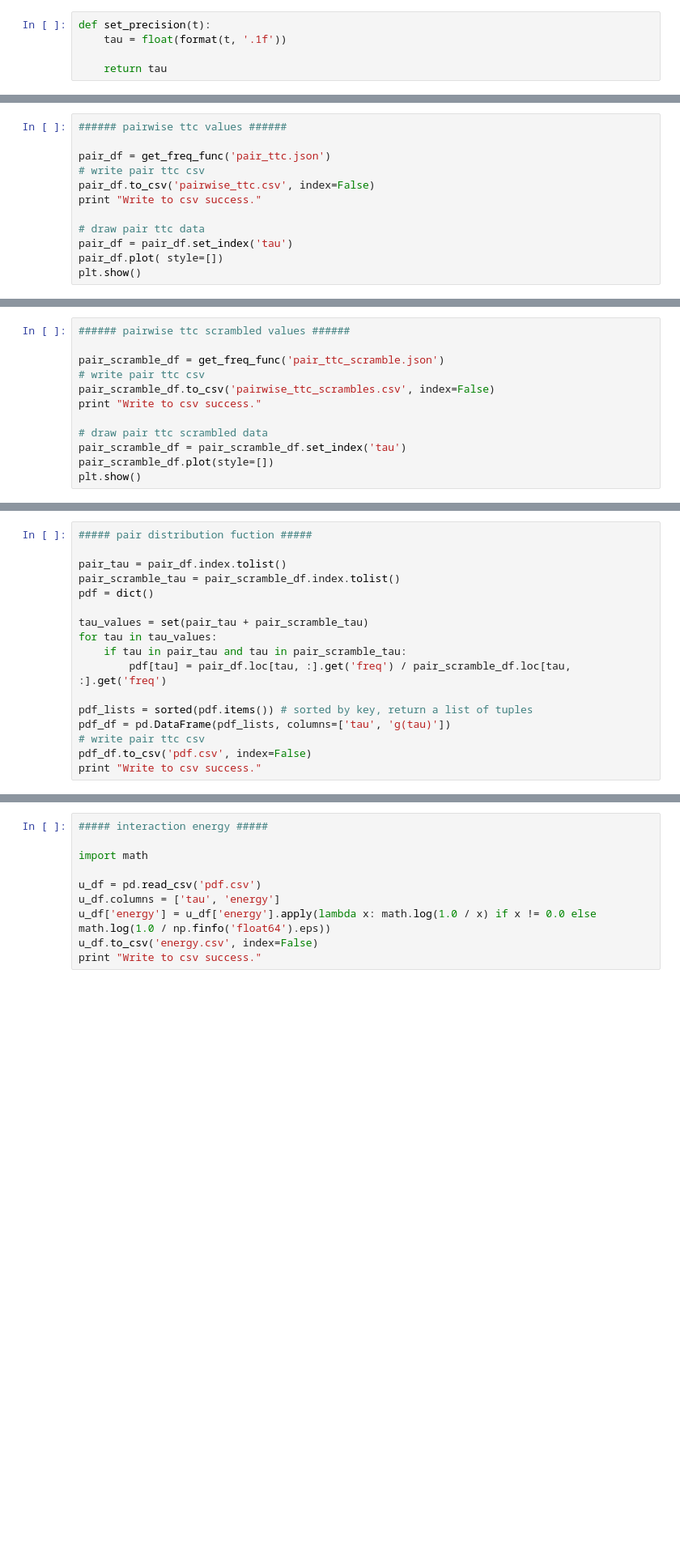
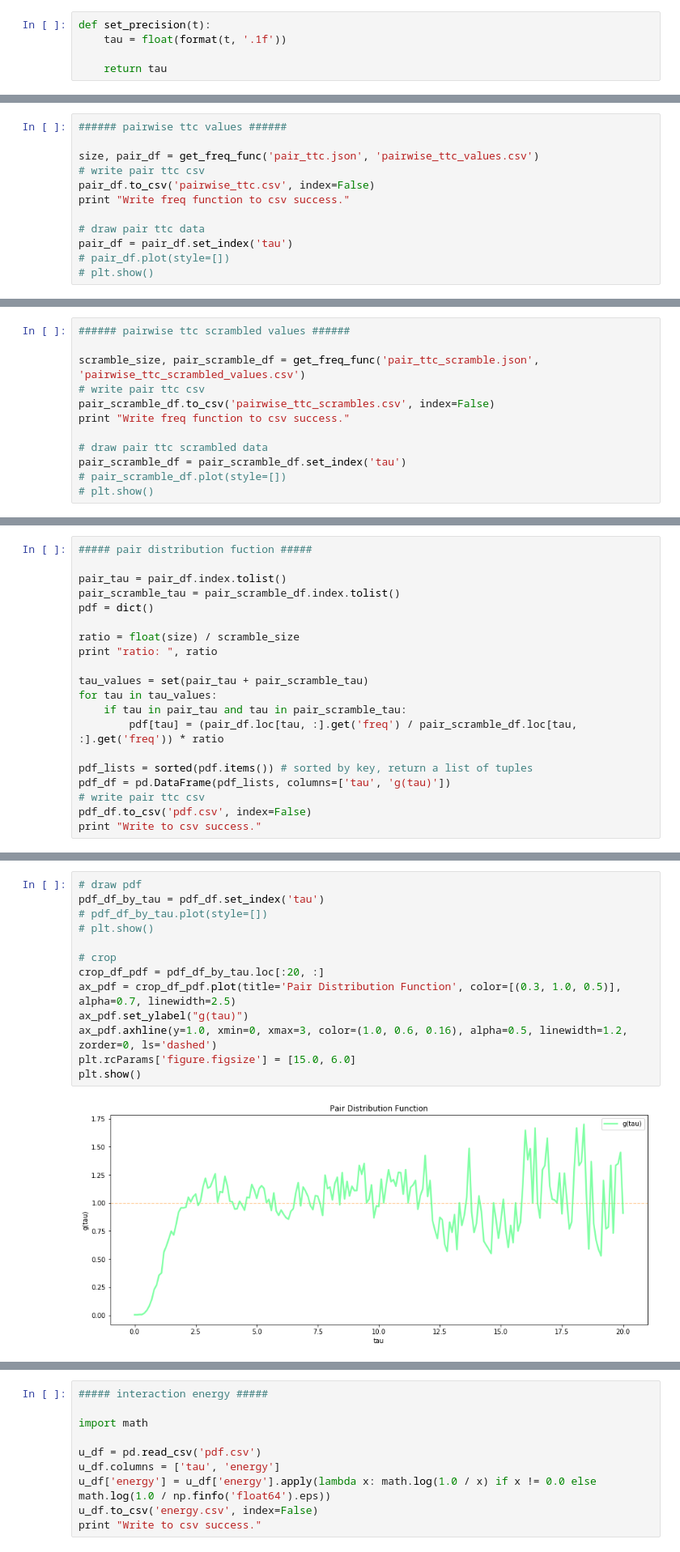
Before and after one commit to zjingcong/mp, a Jupyter notebook: crowd_analysis/analysis.ipynb, the cells around one changed output, grey strips where cells are left out. Shown at 81% size. Saved outputs shown, nothing was run; the diff lists cells and outputs as text; blank space fills up the shorter version.

Commit message:
Add ratio for pdf. Add linear fitting test.

```diff
--- a/crowd_analysis/analysis.ipynb
+++ b/crowd_analysis/analysis.ipynb
@@ -37,13 +46,13 @@ def get_freq_func(input_json):
 # %%
 ###### pairwise ttc values ######
 
-pair_df = get_freq_func('pair_ttc.json')
+size, pair_df = get_freq_func('pair_ttc.json', 'pairwise_ttc_values.csv')
 # write pair ttc csv
 pair_df.to_csv('pairwise_ttc.csv', index=False)
-print "Write to csv success."
+print "Write freq function to csv success."
 
 # draw pair ttc data
 pair_df = pair_df.set_index('tau')
-pair_df.plot( style=[])
-plt.show()
+# pair_df.plot(style=[])
+# plt.show()
 # %% [output]
@@ -54,13 +63,13 @@ Write to csv success.
 # %%
 ###### pairwise ttc scrambled values ######
 
-pair_scramble_df = get_freq_func('pair_ttc_scramble.json')
+scramble_size, pair_scramble_df = get_freq_func('pair_ttc_scramble.json', 'pairwise_ttc_scrambled_values.csv')
 # write pair ttc csv
 pair_scramble_df.to_csv('pairwise_ttc_scrambles.csv', index=False)
-print "Write to csv success."
+print "Write freq function to csv success."
 
 # draw pair ttc scrambled data
 pair_scramble_df = pair_scramble_df.set_index('tau')
-pair_scramble_df.plot(style=[])
-plt.show()
+# pair_scramble_df.plot(style=[])
+# plt.show()
 # %% [output]
@@ -75,10 +84,13 @@ pair_tau = pair_df.index.tolist()
 pair_scramble_tau = pair_scramble_df.index.tolist()
 pdf = dict()
 
+ratio = float(size) / scramble_size
+print "ratio: ", ratio
+
 tau_values = set(pair_tau + pair_scramble_tau)
 for tau in tau_values:
     if tau in pair_tau and tau in pair_scramble_tau:
-        pdf[tau] = pair_df.loc[tau, :].get('freq') / pair_scramble_df.loc[tau, :].get('freq')
+        pdf[tau] = (pair_df.loc[tau, :].get('freq') / pair_scramble_df.loc[tau, :].get('freq')) * ratio
 
 pdf_lists = sorted(pdf.items()) # sorted by key, return a list of tuples
 pdf_df = pd.DataFrame(pdf_lists, columns=['tau', 'g(tau)'])
@@ -103,0 +103,15 @@ plt.show()
+# %%
+# draw pdf
+pdf_df_by_tau = pdf_df.set_index('tau')
+# pdf_df_by_tau.plot(style=[])
+# plt.show()
+
+# crop
+crop_df_pdf = pdf_df_by_tau.loc[:20, :]
+ax_pdf = crop_df_pdf.plot(title='Pair Distribution Function', color=[(0.3, 1.0, 0.5)], alpha=0.7, linewidth=2.5)
+ax_pdf.set_ylabel("g(tau)")
+ax_pdf.axhline(y=1.0, xmin=0, xmax=3, color=(1.0, 0.6, 0.16), alpha=0.5, linewidth=1.2, zorder=0, ls='dashed')
+plt.rcParams['figure.figsize'] = [15.0, 6.0]
+plt.show()
+# %% [output]
+[figure, added]
```
Also changed, not shown: parts of 11 cells of this notebook, 6 other files.
